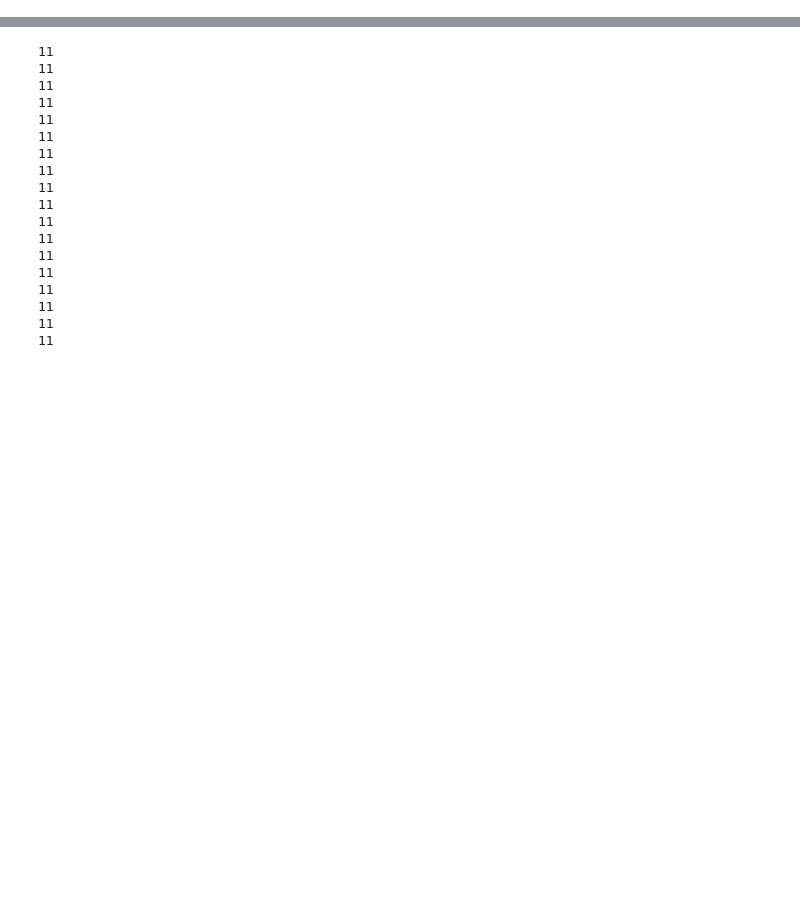
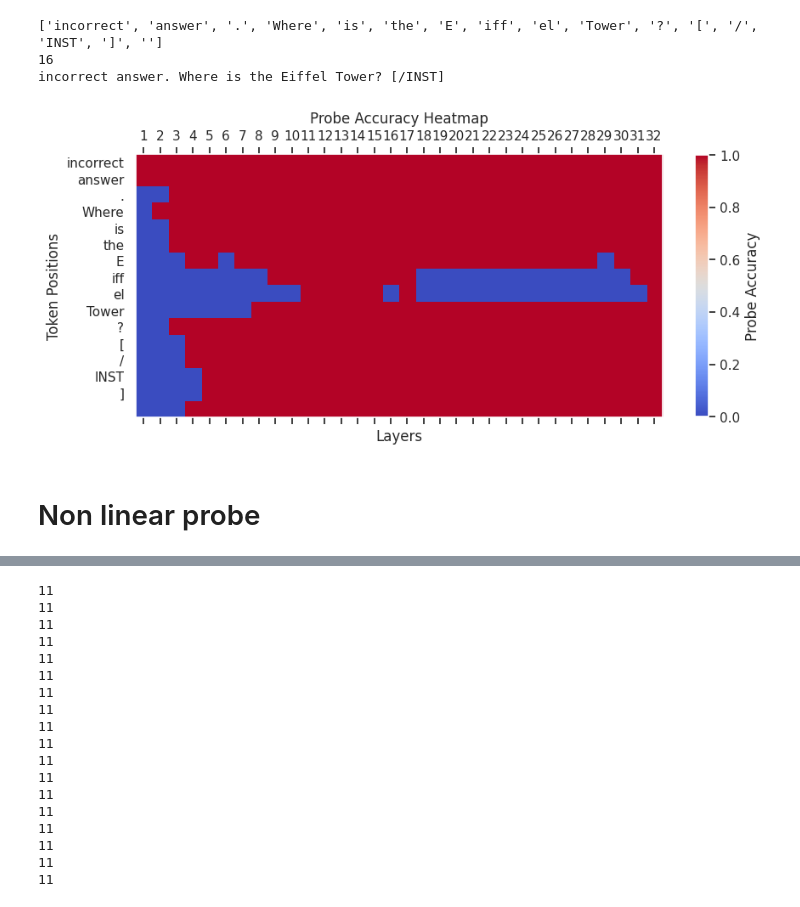
Before and after one commit to mileskwang/rome-prompt-injections, a Jupyter notebook: linear_probe_incorrect.ipynb, the cells around one changed output, grey strips where cells are left out. Cells and saved outputs as stored; diff of their text form; code cells hidden in the pictures; blank space fills up the shorter version.

```diff
--- a/linear_probe_incorrect.ipynb
+++ b/linear_probe_incorrect.ipynb
@@ -0,0 +407,4 @@
+# %%
+tokens = tokenizer.encode(dataset[1]["text"])
+print(len(tokens))
+print(tokenizer.decode(tokens[37:]))
@@ -0,0 +557,9 @@
+# %%
+accuracy = []
+for layer in range(32):
+    token_accuracy = []
+    for token in range(16):
+        c_accuracy = linear_probes_list[layer].score(X_layers_c[layer][token].reshape(1, -1), y_layers_c[layer][token].reshape(1, -1))
+        i_accuracy = linear_probes_list[layer].score(X_layers_i[layer][token].reshape(1, -1), y_layers_i[layer][token].reshape(1, -1))
+        token_accuracy.append((c_accuracy + i_accuracy) / 2.0)
+    accuracy.append(token_accuracy)
@@ -0,0 +588,13 @@
+# %%
+tokens = tokenizer.encode(incorrect)[37:]
+print([tokenizer.decode([token]) for token in tokens])
+print(len(tokens))
+print(tokenizer.decode(tokens))
+create_heatmap(accuracy, tokens)
+# %% [output]
+['incorrect', 'answer', '.', 'Where', 'is', 'the', 'E', 'iff', 'el', 'Tower', '?', '[', '/', 'INST', ']', '']
+16
+incorrect answer. Where is the Eiffel Tower? [/INST]
+[figure, added]
+# %% [markdown]
+# Non linear probe
```
Also changed, not shown: parts of 93 cells of this notebook.
